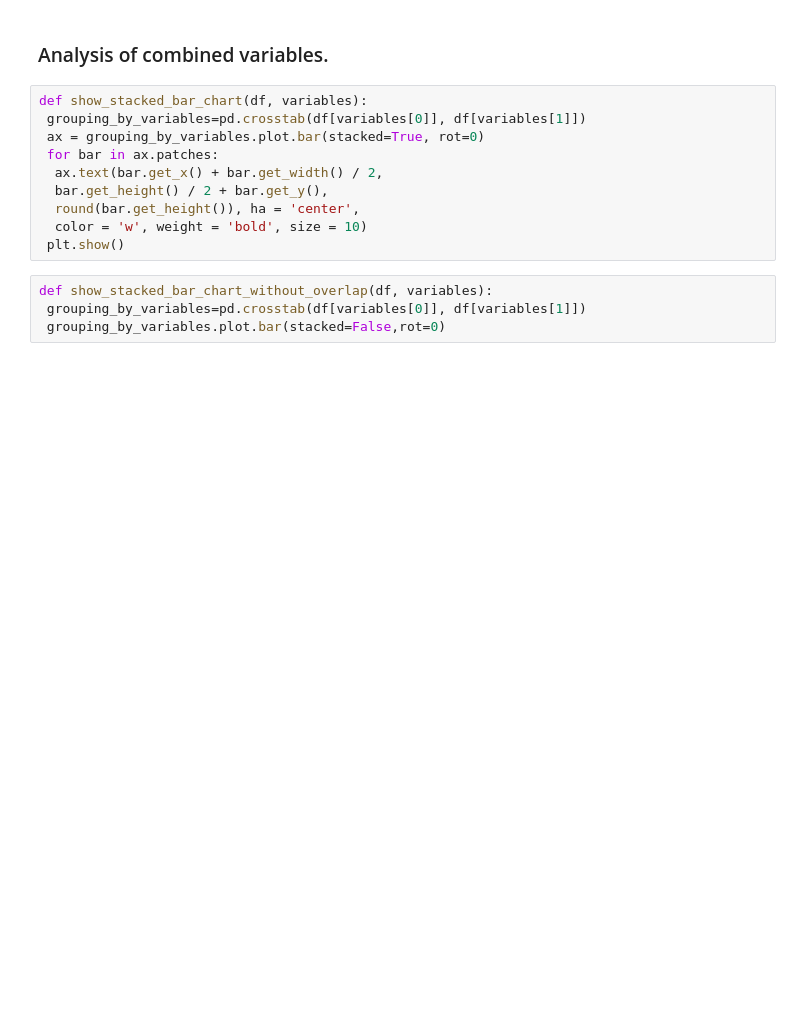
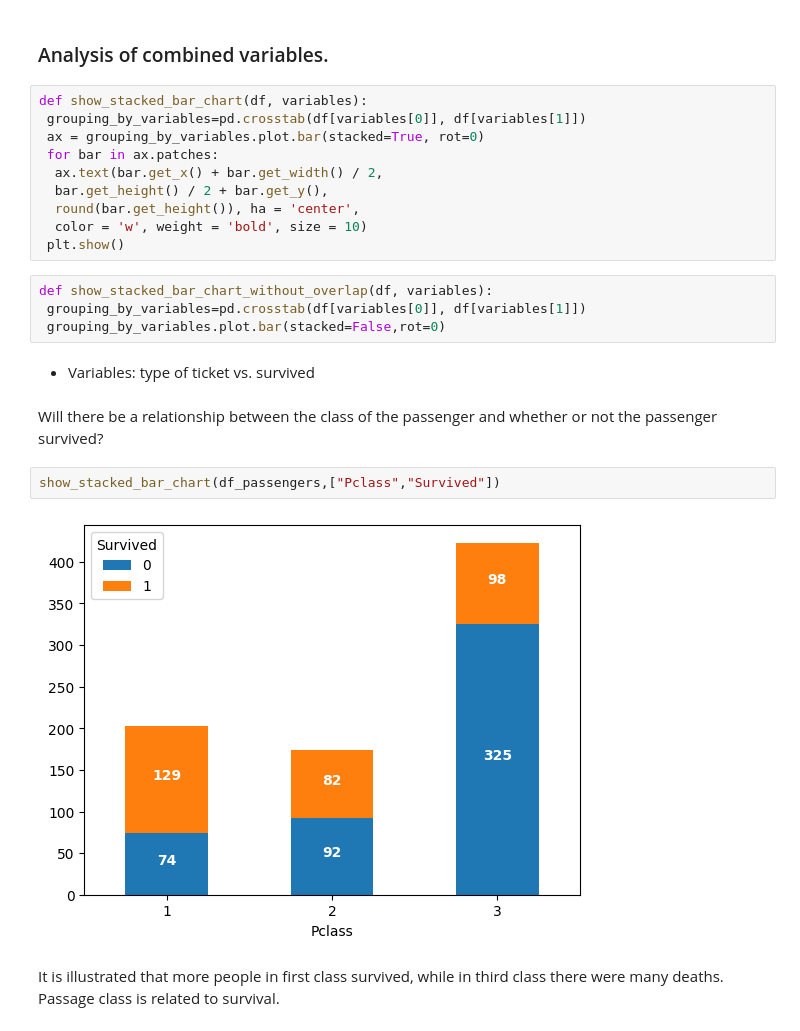
Before and after one commit to 987sebasBeller/Titanic-Survival-Prediction, a Jupyter notebook: EDA_&_prediction/data_analysis_and_prediction_fin.ipynb, the cells around one changed output. Cells and saved outputs as stored; diff of their text form; blank space fills up the shorter version.

Commit message:
The exploratory data analysis of tickets vs survided was developed

```diff
--- a/EDA_&_prediction/data_analysis_and_prediction_fin.ipynb
+++ b/EDA_&_prediction/data_analysis_and_prediction_fin.ipynb
@@ -147,3 +147,13 @@ def show_stacked_bar_chart(df, variables):
 def show_stacked_bar_chart_without_overlap(df, variables):
  grouping_by_variables=pd.crosstab(df[variables[0]], df[variables[1]])
  grouping_by_variables.plot.bar(stacked=False,rot=0)
+# %% [markdown]
+- Variables: type of ticket vs. survived
+# %% [markdown]
+Will there be a relationship between the class of the passenger and whether or not the passenger survived?
+# %%
+show_stacked_bar_chart(df_passengers,["Pclass","Survived"])
+# %% [output]
+[figure, added]
+# %% [markdown]
+It is illustrated that more people in first class survived, while in third class there were many deaths. Passage class is related to survival.
```
